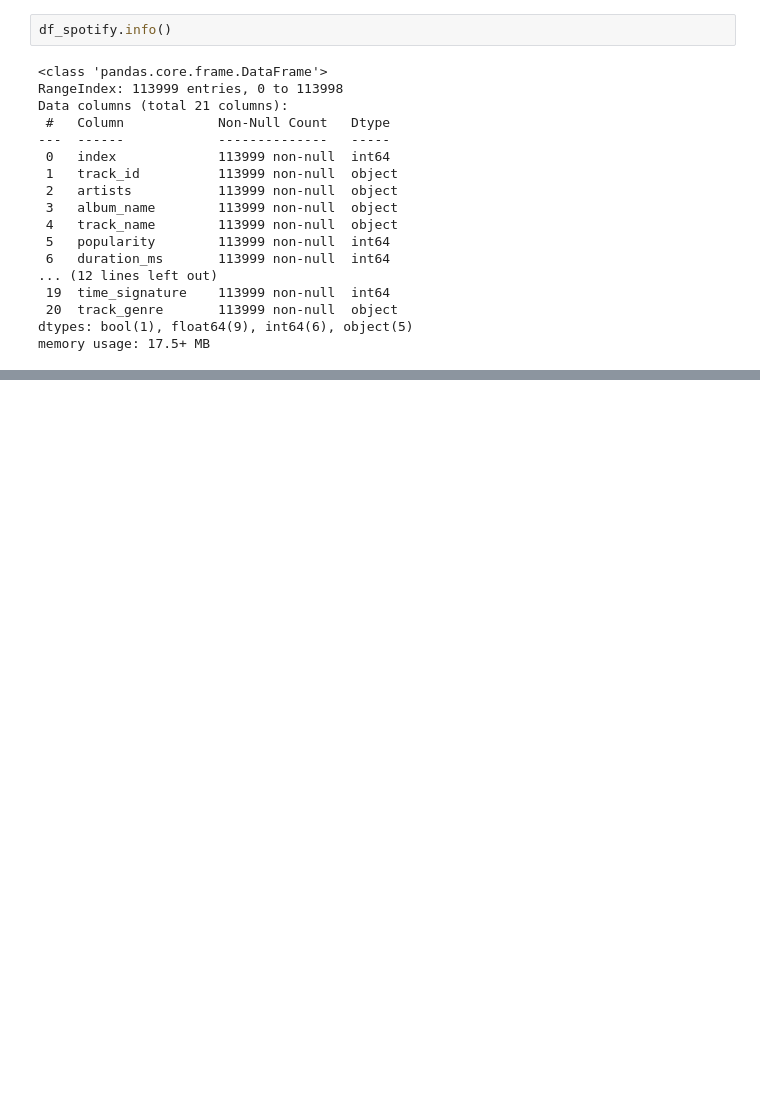
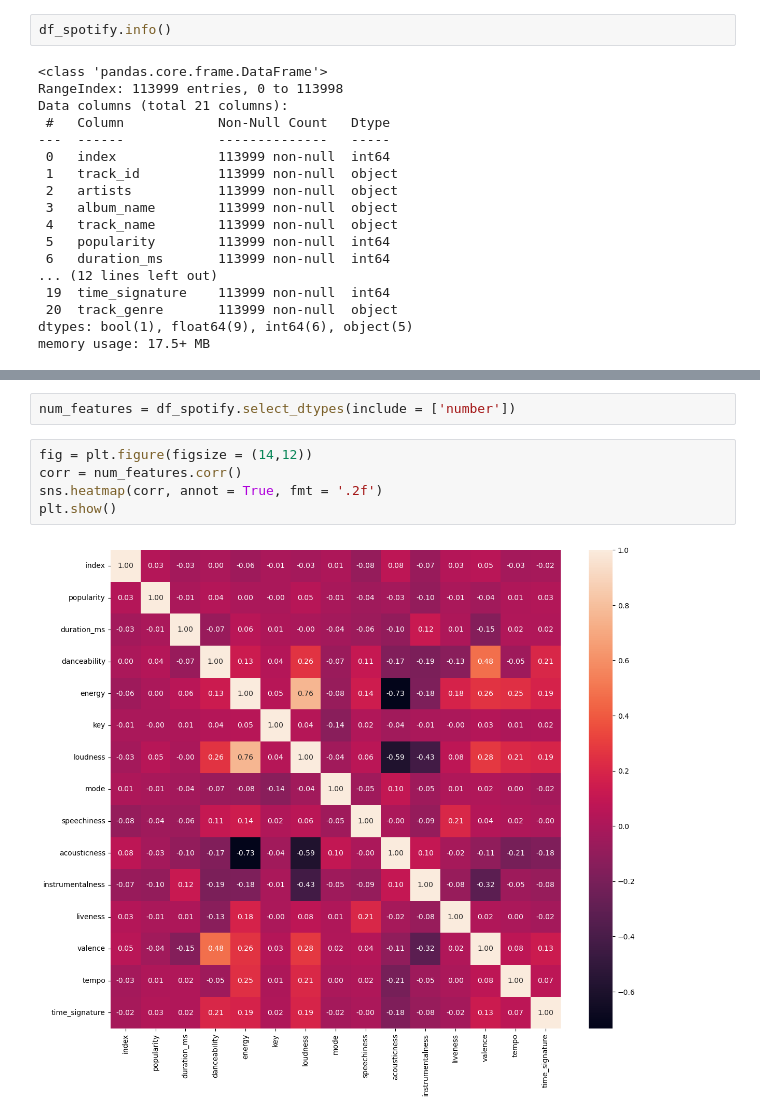
Before and after one commit to iinesclaro/ml2_projects, a Jupyter notebook: spotify_tracks_main.ipynb, the cells around one changed output, grey strips where cells are left out. Drawn from its saved outputs; the diff is of its cells as text; blank space fills up the shorter version.

Commit message:
correlation and heatmap

```diff
--- a/spotify_tracks_main.ipynb
+++ b/spotify_tracks_main.ipynb
@@ -157,3 +157,12 @@ df_spotify.describe()
 | 50% | 56999.000000 | 35.000000 | 2.129060e+05 | 0.580000 | 0.685000 | 5.000000 | -7.004000 | 1.000000 | 0.048900 | ... |
 | 75% | 85499.500000 | 50.000000 | 2.615060e+05 | 0.695000 | 0.854000 | 8.000000 | -5.003000 | 1.000000 | 0.084500 | ... |
 | max | 113999.000000 | 100.000000 | 5.237295e+06 | 0.985000 | 1.000000 | 11.000000 | 4.532000 | 1.000000 | 0.965000 | ... |
+# %%
+num_features = df_spotify.select_dtypes(include = ['number'])
+# %%
+fig = plt.figure(figsize = (14,12))
+corr = num_features.corr()
+sns.heatmap(corr, annot = True, fmt = '.2f')
+plt.show()
+# %% [output]
+[figure, added]
```
